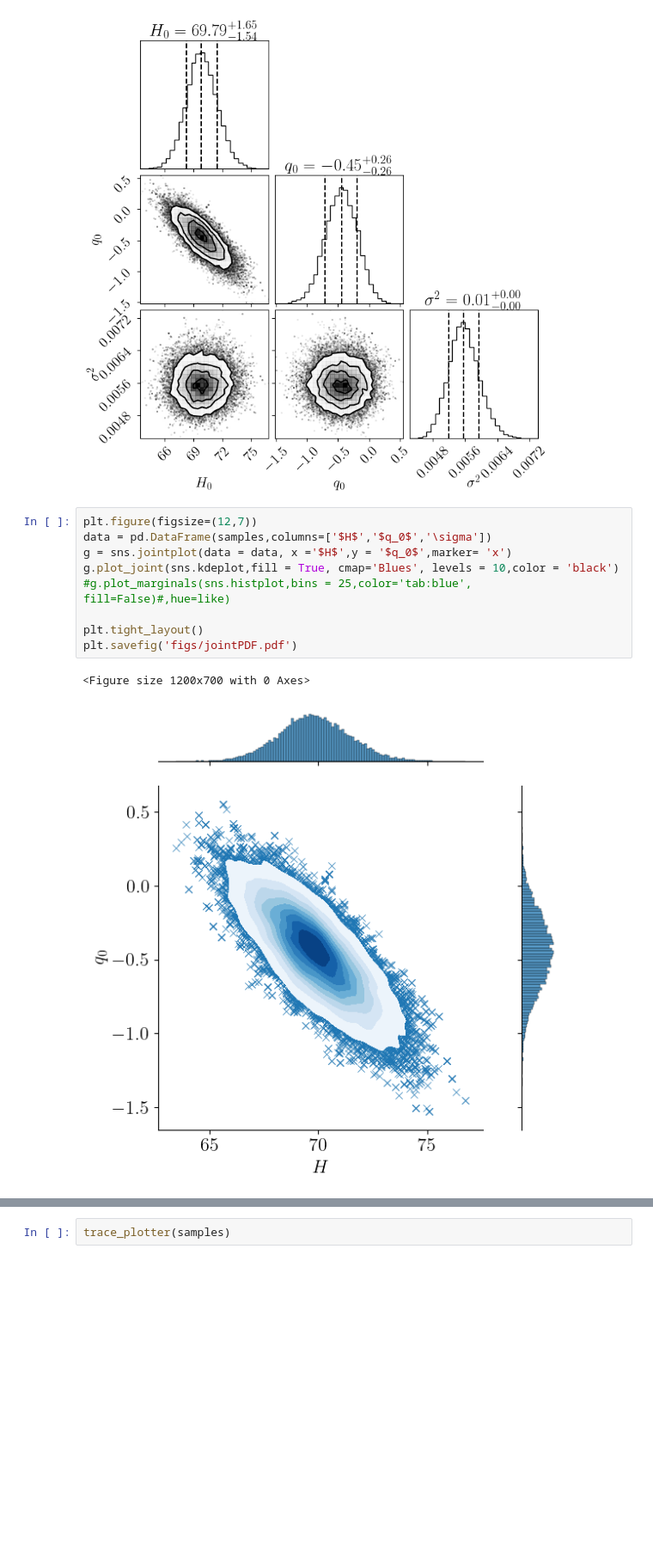
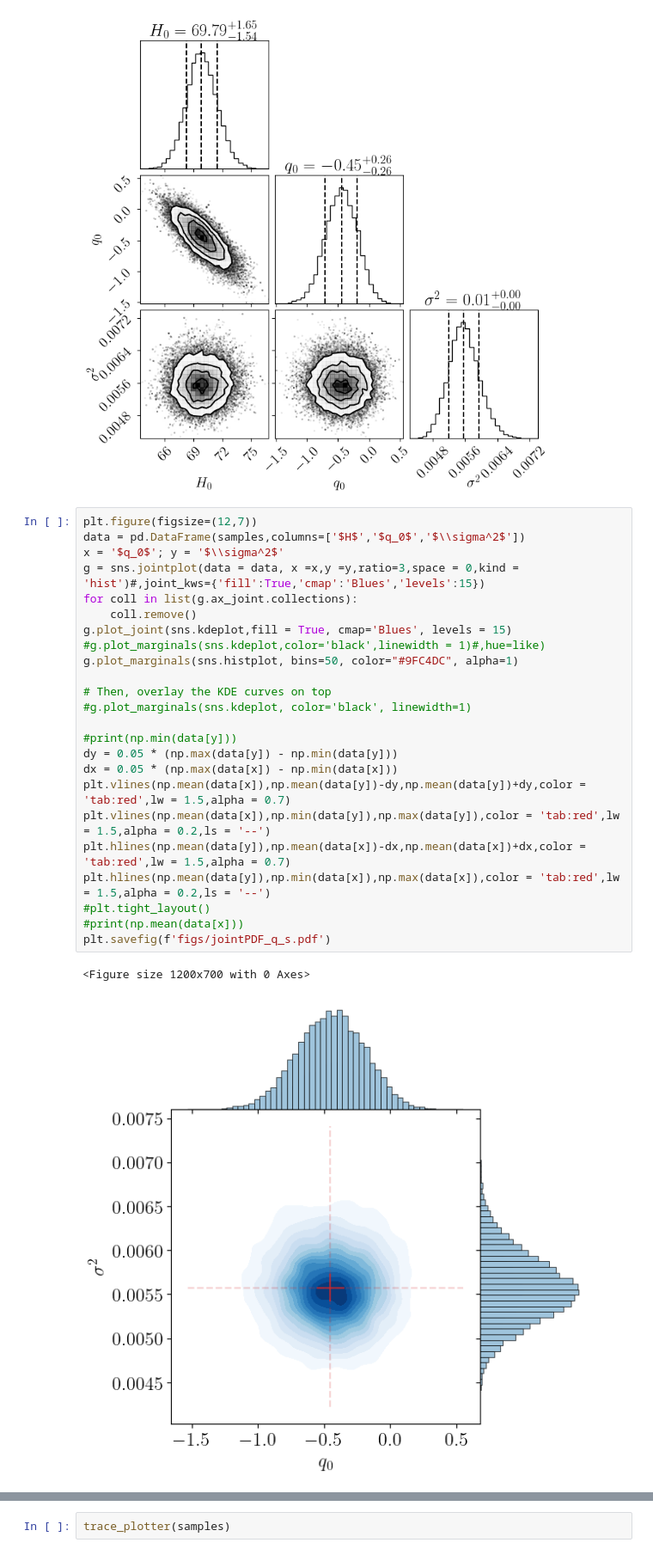
Before and after one commit to j-haralds/Advanced_sim, a Jupyter notebook: proj1_shared/proj1_jonatan.ipynb, the cells around one changed output, grey strips where cells are left out. Shown at 86% size. Drawn from its saved outputs; the diff is of its cells as text; blank space fills up the shorter version.

```diff
--- a/proj1_shared/proj1_jonatan.ipynb
+++ b/proj1_shared/proj1_jonatan.ipynb
@@ -461,18 +461,33 @@ fig = corner.corner(samples, labels=[r"$H_0$", r"$q_0$",r"$\sigma^2$"], color='k
                 plot_density=True,quantiles=[0.16,0.5,0.84])#,truths = [intercept,slope,sigma])
 # %% [output]
 [figure]
-# %%
-plt.figure(figsize=(12,7))
-data = pd.DataFrame(samples,columns=['$H$','$q_0$','\sigma'])
-g = sns.jointplot(data = data, x ='$H$',y = '$q_0$',marker= 'x')
-g.plot_joint(sns.kdeplot,fill = True, cmap='Blues', levels = 10,color = 'black')
-#g.plot_marginals(sns.histplot,bins = 25,color='tab:blue', fill=False)#,hue=like)
-
-plt.tight_layout()
-plt.savefig('figs/jointPDF.pdf')
-# %% [output]
-<Figure size 1200x700 with 0 Axes>
-[figure, removed]
+# %%
+plt.figure(figsize=(12,7))
+data = pd.DataFrame(samples,columns=['$H$','$q_0$','$\\sigma^2$'])
+x = '$q_0$'; y = '$\\sigma^2$'
+g = sns.jointplot(data = data, x =x,y =y,ratio=3,space = 0,kind = 'hist')#,joint_kws={'fill':True,'cmap':'Blues','levels':15})
+for coll in list(g.ax_joint.collections):
+    coll.remove()
+g.plot_joint(sns.kdeplot,fill = True, cmap='Blues', levels = 15)
+#g.plot_marginals(sns.kdeplot,color='black',linewidth = 1)#,hue=like)
+g.plot_marginals(sns.histplot, bins=50, color="#9FC4DC", alpha=1)
+
+# Then, overlay the KDE curves on top
+#g.plot_marginals(sns.kdeplot, color='black', linewidth=1)
+
+#print(np.min(data[y]))
+dy = 0.05 * (np.max(data[y]) - np.min(data[y]))
+dx = 0.05 * (np.max(data[x]) - np.min(data[x]))
+plt.vlines(np.mean(data[x]),np.mean(data[y])-dy,np.mean(data[y])+dy,color = 'tab:red',lw = 1.5,alpha = 0.7)
+plt.vlines(np.mean(data[x]),np.min(data[y]),np.max(data[y]),color = 'tab:red',lw = 1.5,alpha = 0.2,ls = '--')
+plt.hlines(np.mean(data[y]),np.mean(data[x])-dx,np.mean(data[x])+dx,color = 'tab:red',lw = 1.5,alpha = 0.7)
+plt.hlines(np.mean(data[y]),np.min(data[x]),np.max(data[x]),color = 'tab:red',lw = 1.5,alpha = 0.2,ls = '--')
+#plt.tight_layout()
+#print(np.mean(data[x]))
+plt.savefig(f'figs/jointPDF_q_s.pdf')
+# %% [output]
+<Figure size 1200x700 with 0 Axes>
+[figure, added]
 # %%
 def running_mean(x, factor=0.02):
     """
```
Also changed, not shown: 4 other files.
